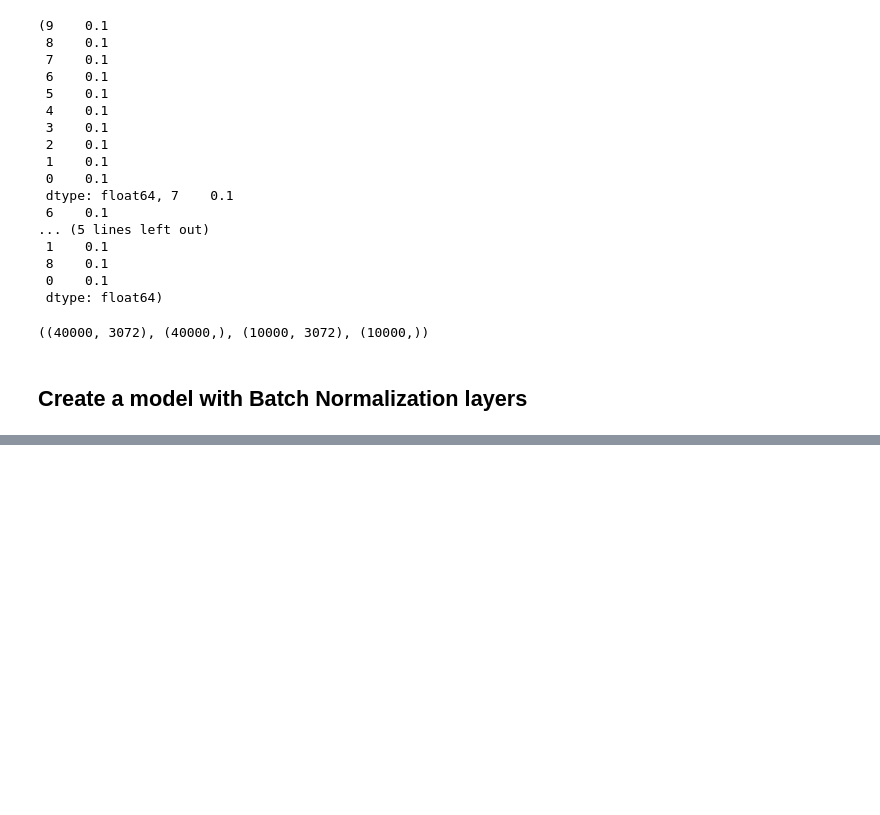
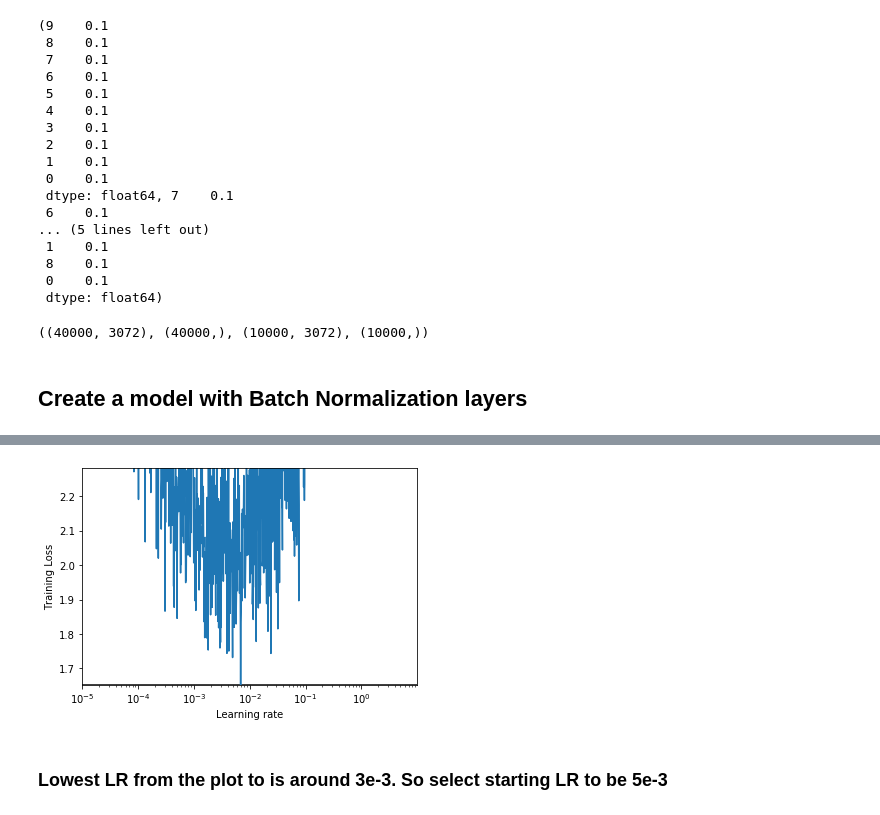
Before and after one commit to samirgadkari/ds, a Jupyter notebook: CIFAR10.ipynb, the cells around one changed output, grey strips where cells are left out. Saved outputs shown, nothing was run; the diff lists cells and outputs as text; code cells hidden in the pictures; blank space fills up the shorter version.

Commit message:
Added 1cycle scheduling for various init and activations with SGD

```diff
--- a/CIFAR10.ipynb
+++ b/CIFAR10.ipynb
@@ -278,0 +528,3 @@ Epoch 29/100
+# %%
+# Add output layer
+model_mc_dropout.add(Dense(10, activation='softmax'))
@@ -278,0 +551,9 @@ Epoch 29/100
+# %%
+model = model_mc_dropout
+model.compile(loss='sparse_categorical_crossentropy',
+              optimizer='nadam',
+              metrics=['accuracy'])
+
+history = model.fit(X_train, y_train, epochs=100,
+                    validation_data=(X_val, y_val),
+                    callbacks=[early_stopping_cb])
@@ -278,0 +665,5 @@ Epoch 29/100
+# %%
+model = create_model(with_bn=False,
+                     initialization='lecun_normal',
+                     hidden_activation='selu')
+model.summary()
@@ -278,0 +688,9 @@ Epoch 29/100
+# %%
+model.compile(loss='sparse_categorical_crossentropy',
+              optimizer=SGD(),
+              metrics=['accuracy'])
+# %%
+batch_size = 32
+rates, losses = find_learning_rate(model, X_train, y_train, epochs=1, batch_size=batch_size)
+plot_lr_vs_loss(rates, losses)
+# %% [output]
@@ -278,0 +699,3 @@ Epoch 29/100
+[figure, added]
+# %% [markdown]
+### Lowest LR from the plot to is around 3e-3. So select starting LR to be 5e-3
```
Also changed, not shown: parts of 55 cells of this notebook.
